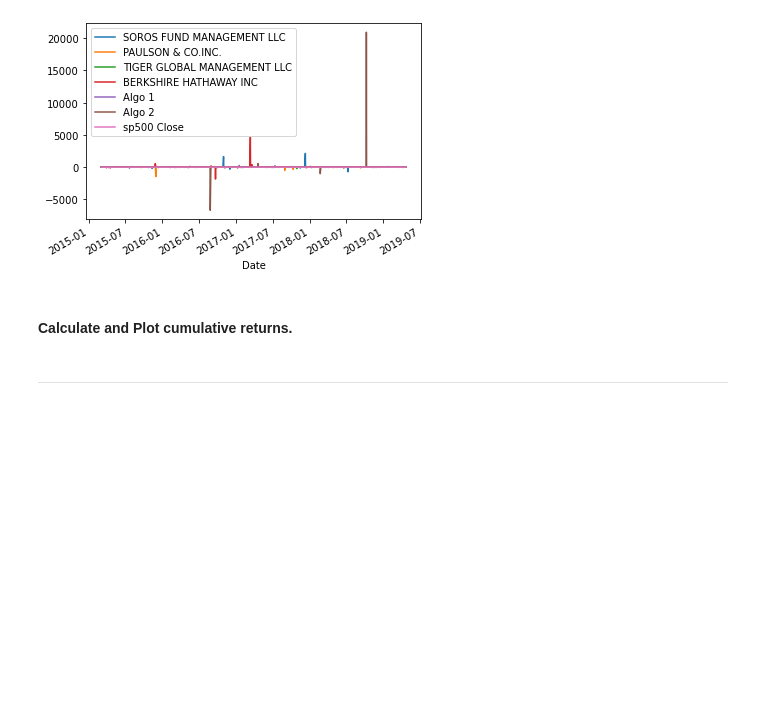
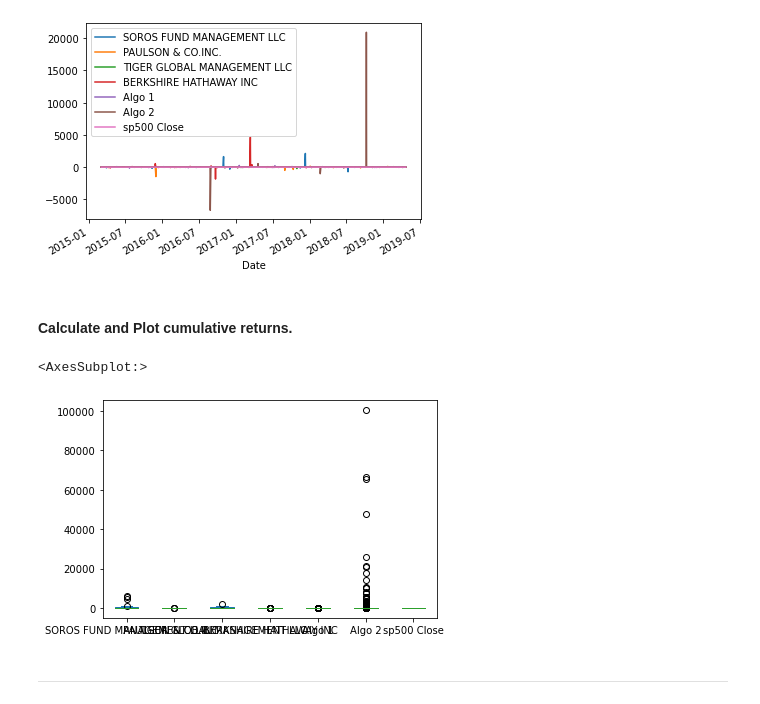
Before and after one commit to ALPHAINFINITETEAM/Pandas-Homework, a Jupyter notebook: whale_analysis.ipynb, the cells around one changed output. Cells and saved outputs as stored; diff of their text form; code cells hidden in the pictures; blank space fills up the shorter version.

Commit message:
daily return, box plot, standard deviation

```diff
--- a/whale_analysis.ipynb
+++ b/whale_analysis.ipynb
@@ -292,8 +331,13 @@ combined_portfolio.pct_change().plot()
 #### Calculate and Plot cumulative returns.
 # %%
 # Calculate cumulative returns of all portfolios
+cumultive_returns = np.exp(np.log1p(daily_returns).cumsum())
 
 # Plot cumulative returns
+cumultive_returns.plot.box()
+# %% [output]
+<AxesSubplot:>
+[figure, added]
 # %% [markdown]
 ---
 # %% [markdown]
```
Also changed, not shown: parts of 9 cells of this notebook.
